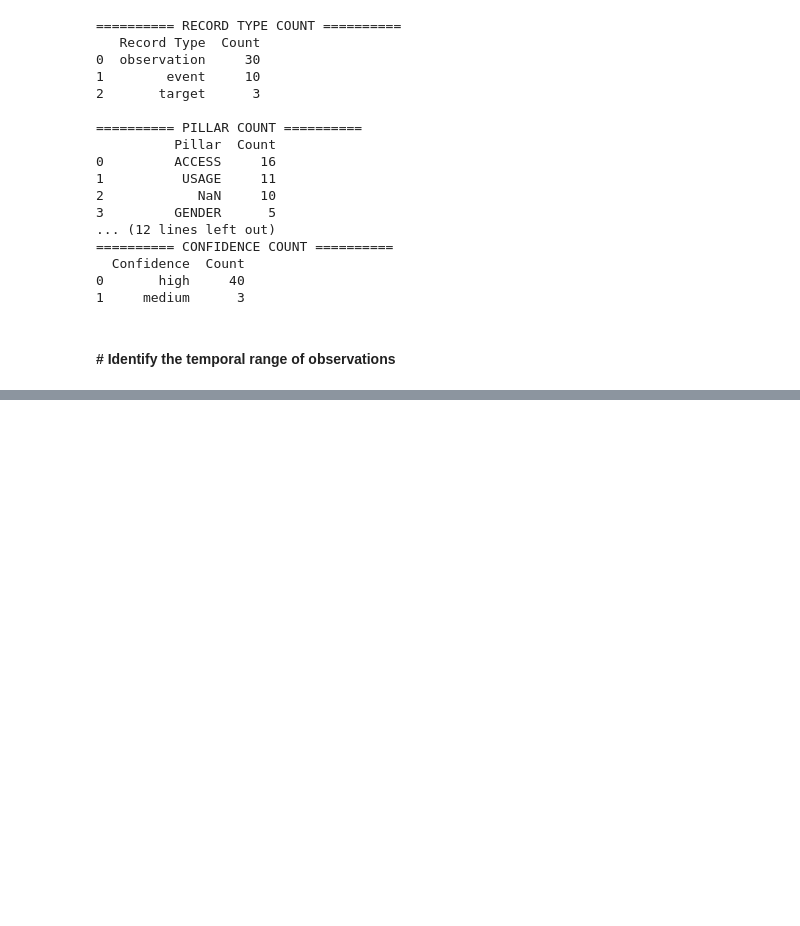
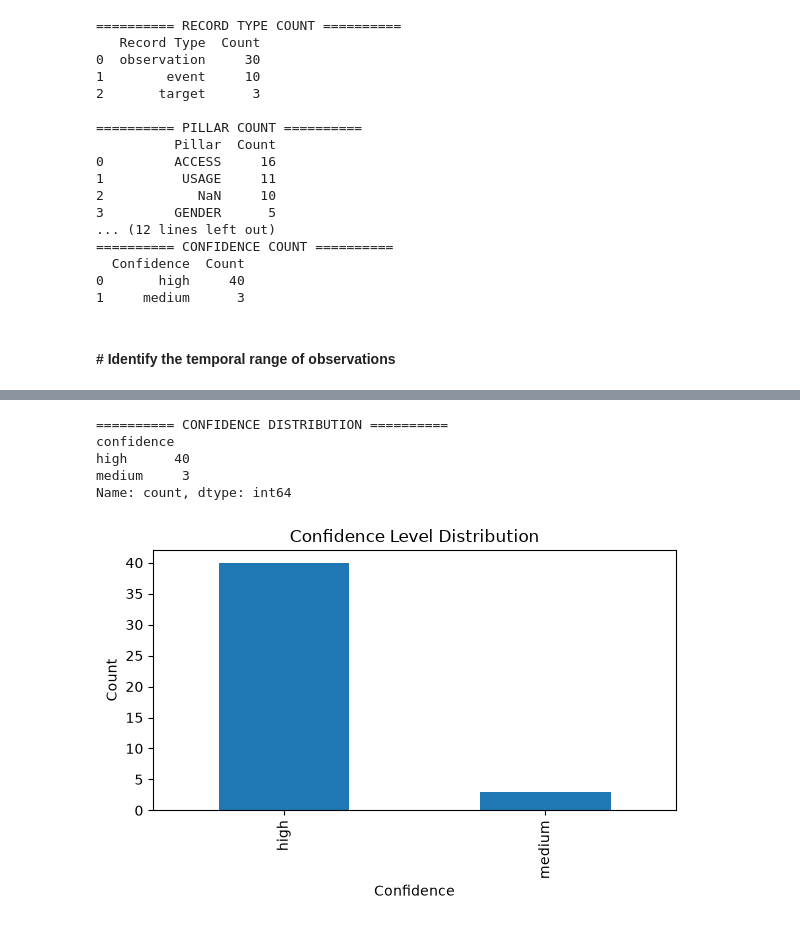
Before and after one commit to AyantuGeremew/ethiopia_fi_forecast, a Jupyter notebook: notebooks/main.ipynb, the cells around one changed output, grey strips where cells are left out. Cells and saved outputs as stored; diff of their text form; code cells hidden in the pictures; blank space fills up the shorter version.

```diff
--- a/notebooks/main.ipynb
+++ b/notebooks/main.ipynb
@@ -371,0 +639,10 @@ temporal_summary = identify_observation_temporal_range(df)
+# %%
+#  Confidence distribution
+assess_confidence_levels(df)
+# %% [output]
+========== CONFIDENCE DISTRIBUTION ==========
+confidence
+high      40
+medium     3
+Name: count, dtype: int64
+[figure, added]
```
Also changed, not shown: parts of 22 cells of this notebook, 2 other files.
